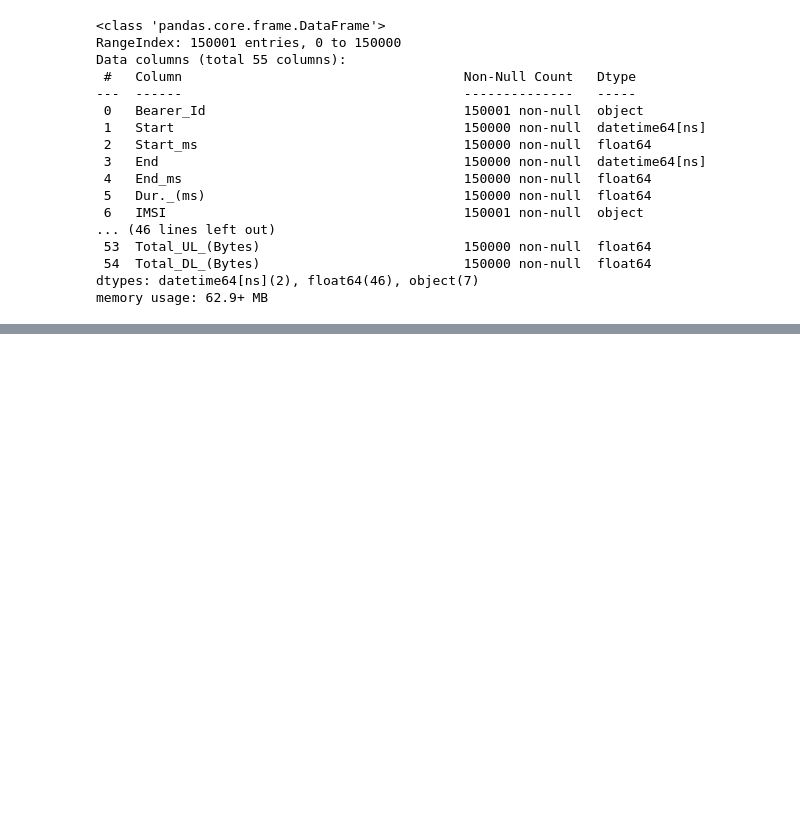
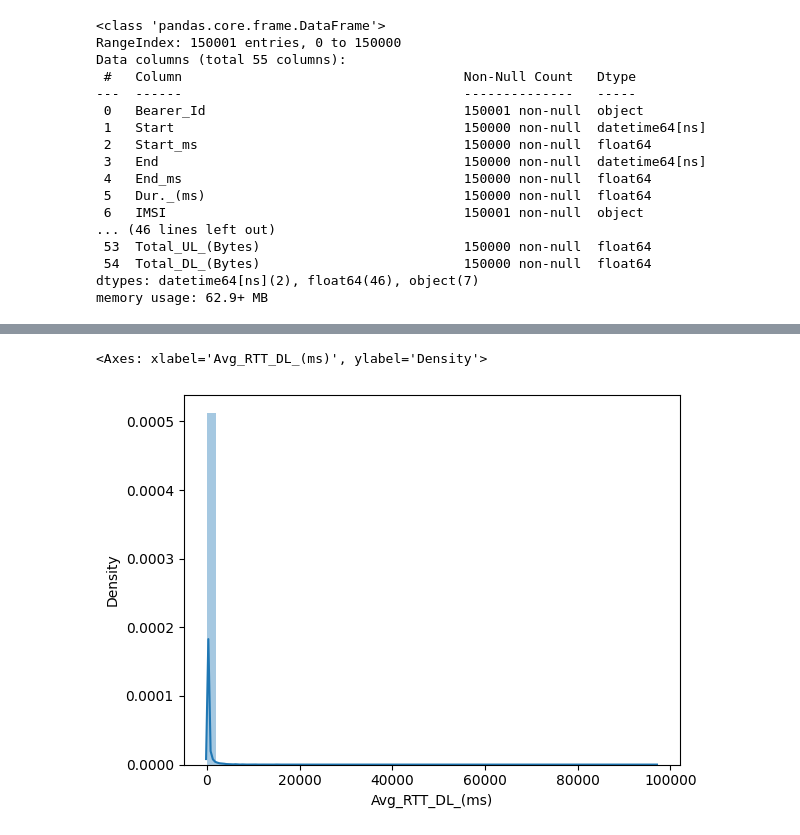
Before and after one commit to abrishdew/Telecom_data_user_analysis, a Jupyter notebook: notebooks/Data_Cleaning.ipynb, the cells around one changed output, grey strips where cells are left out. Saved outputs shown, nothing was run; the diff lists cells and outputs as text; code cells hidden in the pictures; blank space fills up the shorter version.

```diff
--- a/notebooks/Data_Cleaning.ipynb
+++ b/notebooks/Data_Cleaning.ipynb
@@ -259,0 +261,5 @@ categorical_columns = telecom_df.select_dtypes(include=['object','datetime64[ns]
+# %%
+sns.distplot(telecom_df['Avg_RTT_DL_(ms)'])
+# %% [output]
+<Axes: xlabel='Avg_RTT_DL_(ms)', ylabel='Density'>
+[figure, added]
```
Also changed, not shown: parts of 10 cells of this notebook.
